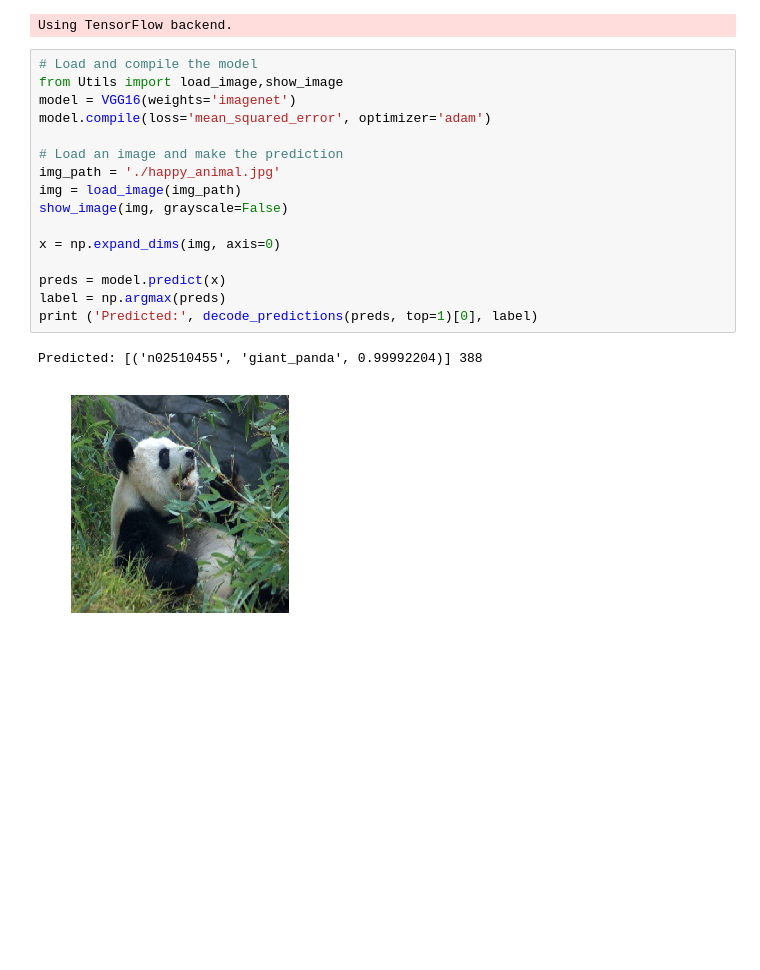
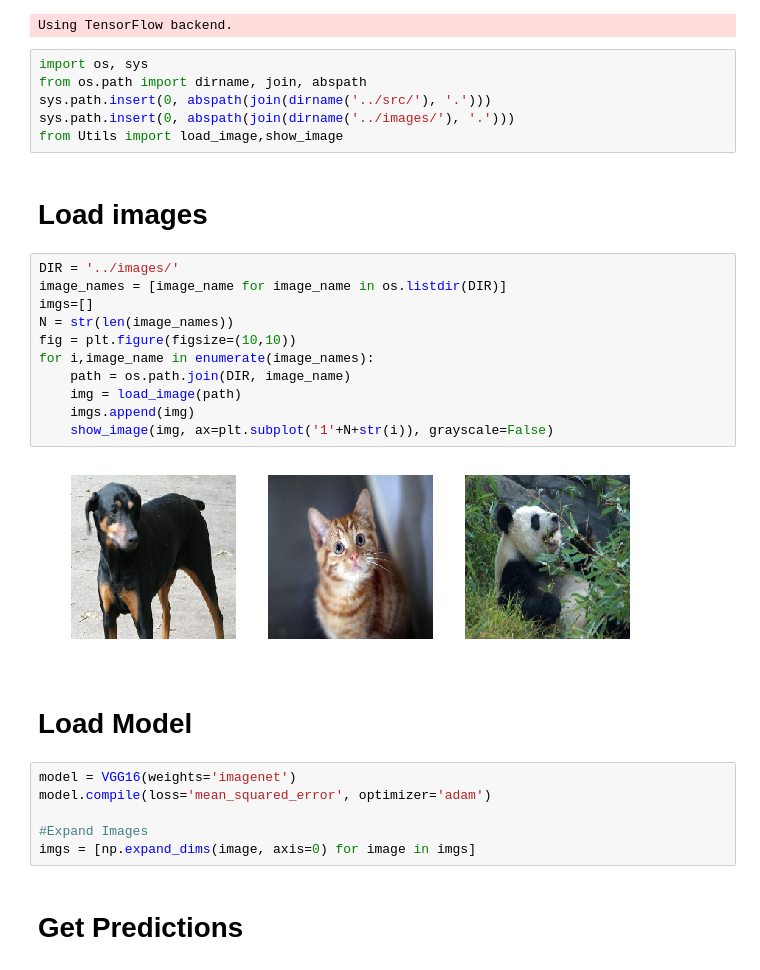
Before and after one commit to DavidDavidsonDK/Visualizing-NN, a Jupyter notebook: Visualizing-CNN/notebooks/Visualize-MNIST.ipynb, the cells around one changed output. Cells and saved outputs as stored; diff of their text form; blank space fills up the shorter version.

```diff
--- a/Visualizing-CNN/notebooks/Visualize-MNIST.ipynb
+++ b/Visualizing-CNN/notebooks/Visualize-MNIST.ipynb
@@ -12,22 +12,34 @@ from matplotlib import pylab as plt
 %matplotlib inline
 # %% [output]
 Using TensorFlow backend.
-# %%
-# Load and compile the model
-from Utils import load_image,show_image
-model = VGG16(weights='imagenet')
-model.compile(loss='mean_squared_error', optimizer='adam')
-
-# Load an image and make the prediction
-img_path = './happy_animal.jpg'
-img = load_image(img_path)
-show_image(img, grayscale=False)
-
-x = np.expand_dims(img, axis=0)
-
-preds = model.predict(x)
-label = np.argmax(preds)
-print ('Predicted:', decode_predictions(preds, top=1)[0], label)
-# %% [output]
-Predicted: [('n02510455', 'giant_panda', 0.99992204)] 388
-[figure, removed]
+# %%
+import os, sys
+from os.path import dirname, join, abspath
+sys.path.insert(0, abspath(join(dirname('../src/'), '.')))
+sys.path.insert(0, abspath(join(dirname('../images/'), '.')))
+from Utils import load_image,show_image
+# %% [markdown]
+# Load images
+# %%
+DIR = '../images/'
+image_names = [image_name for image_name in os.listdir(DIR)]
+imgs=[]
+N = str(len(image_names))
+fig = plt.figure(figsize=(10,10))
+for i,image_name in enumerate(image_names):
+    path = os.path.join(DIR, image_name)
+    img = load_image(path)
+    imgs.append(img)
+    show_image(img, ax=plt.subplot('1'+N+str(i)), grayscale=False)
+# %% [output]
+[figure, added]
+# %% [markdown]
+# Load Model
+# %%
+model = VGG16(weights='imagenet')
+model.compile(loss='mean_squared_error', optimizer='adam')
+
+#Expand Images
+imgs = [np.expand_dims(image, axis=0) for image in imgs]
+# %% [markdown]
+# Get Predictions
```
Also changed, not shown: parts of 4 cells of this notebook.
